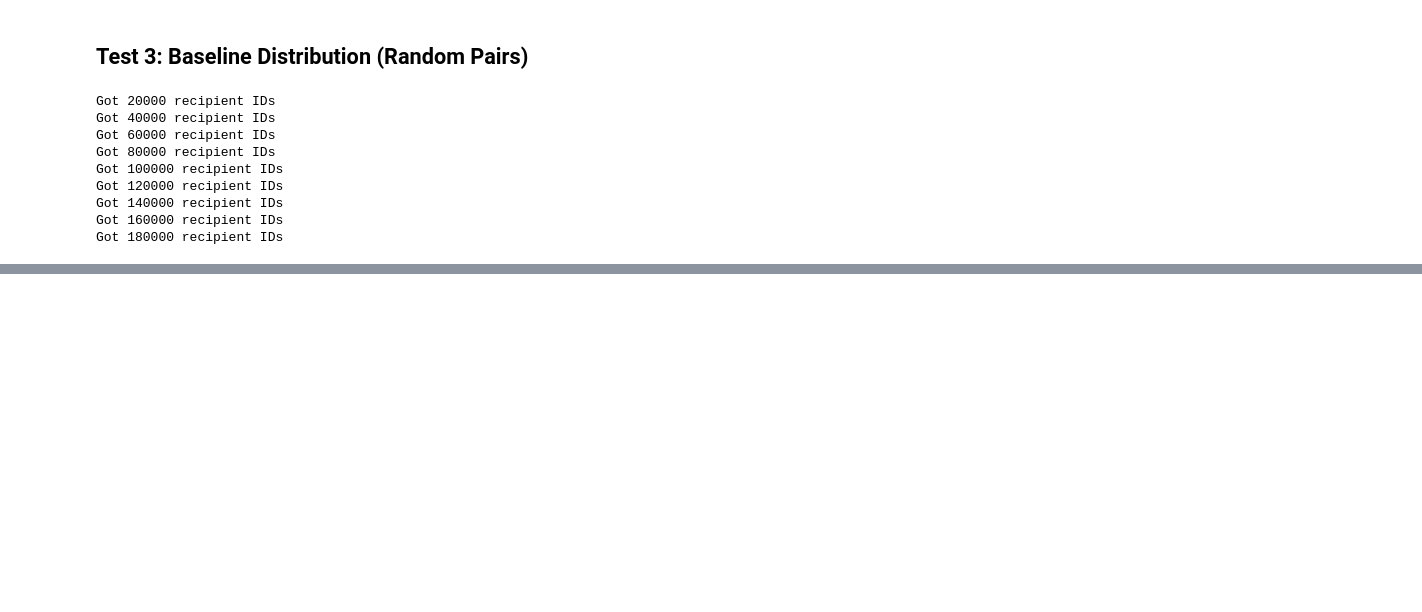
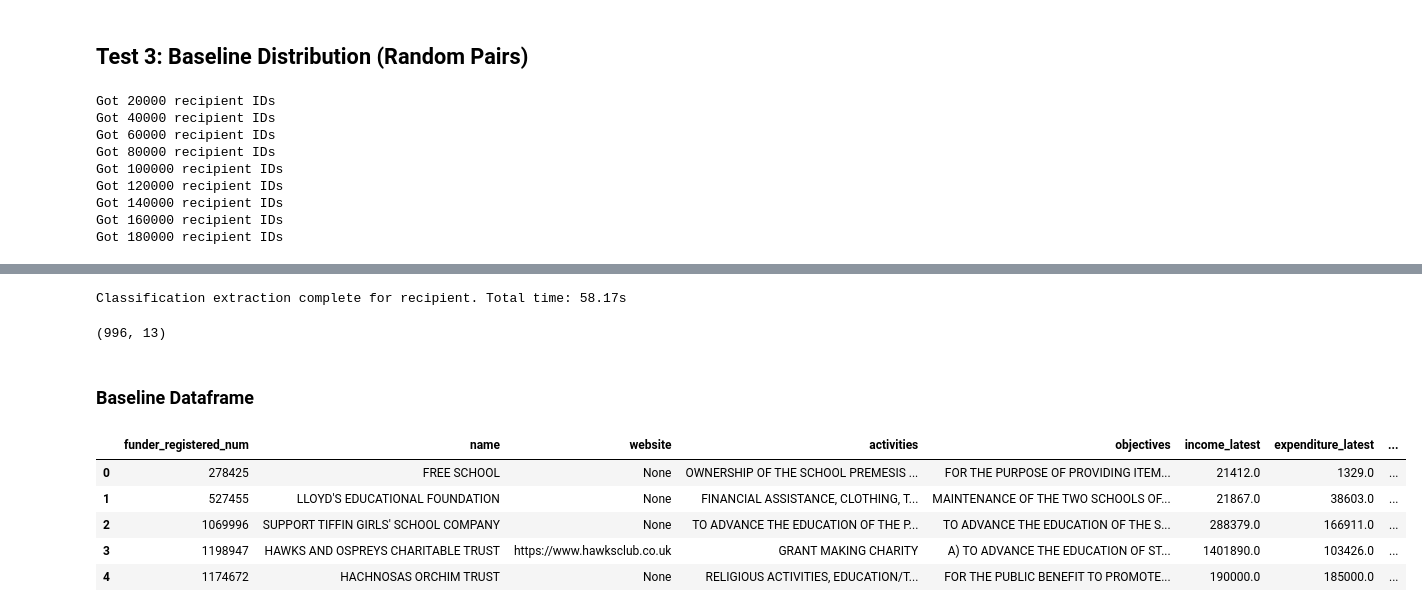
Before and after one commit to lico27/prospie-prototype, a Jupyter notebook: 13_evaluation/evaluation_notebook.ipynb, the cells around one changed output, grey strips where cells are left out. Drawn from its saved outputs; the diff is of its cells as text; code cells hidden in the pictures; blank space fills up the shorter version.

Commit message:
build baseline random df

```diff
--- a/13_evaluation/evaluation_notebook.ipynb
+++ b/13_evaluation/evaluation_notebook.ipynb
@@ -576,7 +582,7 @@ while True:
         print(f"Got {len(all_recipient_ids)} recipient IDs")
 
 #get sample of 2000 recipients
-random_recipient_ids = pd.Series(all_recipient_ids).sample(n=2000, random_state=42).tolist()
+random_recipient_ids = pd.Series(all_recipient_ids).sample(n=996, random_state=42).tolist()
 # %% [output]
 Got 20000 recipient IDs
 Got 40000 recipient IDs
@@ -592,0 +632,62 @@ random_recipients_df = get_recipients_by_id(url, key, random_recipient_ids)
+# %%
+#load classifications data (if not already loaded)
+if 'ukcat_df' not in locals():
+    ukcat_url = "https://raw.githubusercontent.com/lico27/ukcat/main/data/ukcat.csv"
+    ukcat_df = pd.read_csv(ukcat_url)
+
+#define elements to process
+recipient_sections = ["recipient_name", "recipient_objectives", "recipient_activities"]
+keyword_data = [(recipients_without_em, recipient_sections, "recipient")]
+recipients_without_em["extracted_class"] = recipients_without_em["recipient_areas"].copy()
+
+#extract classifications
+for df, sections, name in keyword_data:
+    start_time = time.time()
+    df["recipient_extracted_class"] = df.apply(lambda row: extract_classifications(row, sections, ukcat_df, areas_df), axis=1)
+    elapsed_time = time.time() - start_time
+    print(f"Classification extraction complete for {name}. Total time: {elapsed_time:.2f}s")
+# %% [output]
+Classification extraction complete for recipient. Total time: 58.17s
+# %%
+#capitalise extracted classifications
+recipients_without_em["recipient_extracted_class"] = recipients_without_em["recipient_extracted_class"].apply(lambda classifications: [phrase.upper() for phrase in classifications] if isinstance(classifications, list) else [])
+
+#remove "grant making"
+recipients_without_em["recipient_extracted_class"] = recipients_without_em["recipient_extracted_class"].apply(lambda classifications: [phrase for phrase in classifications if phrase != "GRANT MAKING"] if isinstance(classifications, list) else [])
+
+#recombine
+random_recipients_df = pd.concat([recipients_with_em, recipients_without_em], ignore_index=True)
+
+#drop extra column
+random_recipients_df = random_recipients_df.drop(columns=["extracted_class"])
+# %%
+random_recipients_df.shape
+# %% [output]
+(996, 13)
+# %% [markdown]
+### Baseline Dataframe
+# %%
+#shuffle recipients and funders
+shuffled_recipients = random_recipients_df.sample(frac=1, random_state=42).reset_index(drop=True)
+shuffled_funders = funders_df.sample(frac=1, random_state=42).reset_index(drop=True)
+
+#join as random pairs
+random_validation_df = shuffled_funders.rename(columns={"registered_num": "funder_registered_num"})
+random_validation_df["user_id"] = shuffled_recipients["recipient_id"].values
+random_validation_df = random_validation_df.merge(
+    shuffled_recipients.rename(columns=lambda col: f"user_{col[len('recipient_'):]}" if col.startswith("recipient_") else col),
+    left_on="user_id",
+    right_on="user_id",
+    how="inner"
+)
+random_validation_df["funder_num"] = random_validation_df["funder_registered_num"]
+# %%
+pd.set_option("display.max_columns", None)
+random_validation_df.head()
+# %% [output]
+|  | funder_registered_num | name | website | activities | objectives | income_latest | expenditure_latest | ... |
+| 0 | 278425 | FREE SCHOOL | None | OWNERSHIP OF THE SCHOOL PREMESIS ... | FOR THE PURPOSE OF PROVIDING ITEM... | 21412.0 | 1329.0 | ... |
+| 1 | 527455 | LLOYD'S EDUCATIONAL FOUNDATION | None | FINANCIAL ASSISTANCE, CLOTHING, T... | MAINTENANCE OF THE TWO SCHOOLS OF... | 21867.0 | 38603.0 | ... |
+| 2 | 1069996 | SUPPORT TIFFIN GIRLS' SCHOOL COMPANY | None | TO ADVANCE THE EDUCATION OF THE P... | TO ADVANCE THE EDUCATION OF THE S... | 288379.0 | 166911.0 | ... |
+| 3 | 1198947 | HAWKS AND OSPREYS CHARITABLE TRUST | https://www.hawksclub.co.uk | GRANT MAKING CHARITY | A) TO ADVANCE THE EDUCATION OF ST... | 1401890.0 | 103426.0 | ... |
+| 4 | 1174672 | HACHNOSAS ORCHIM TRUST | None | RELIGIOUS ACTIVITIES, EDUCATION/T... | FOR THE PUBLIC BENEFIT TO PROMOTE... | 190000.0 | 185000.0 | ... |
```
Also changed, not shown: parts of 7 cells of this notebook.
